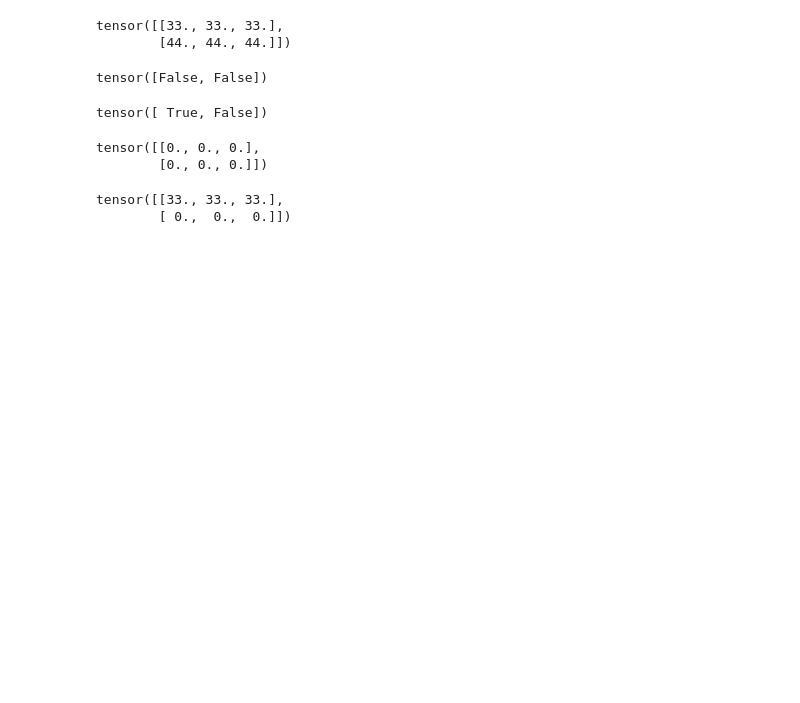
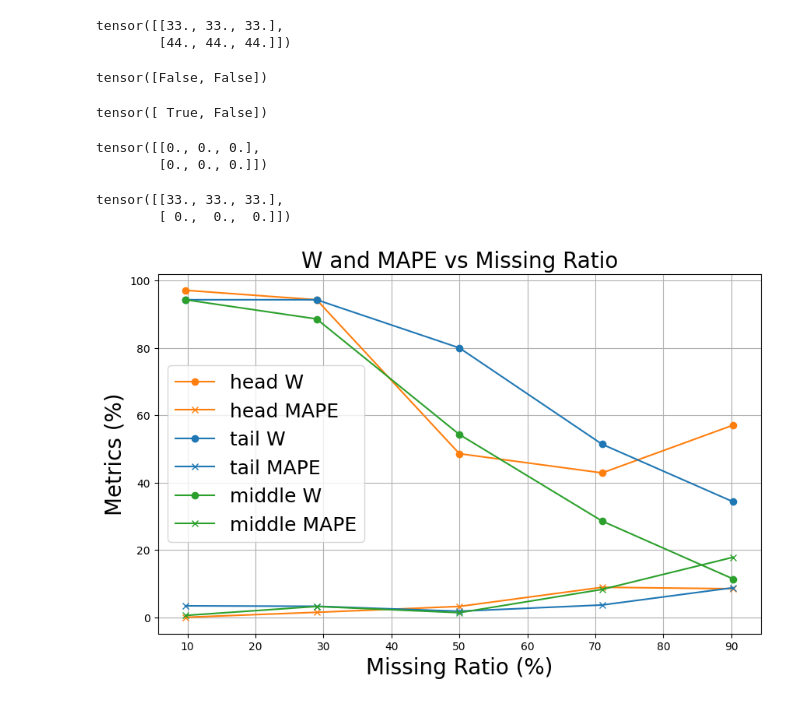
Before and after one commit to Yujin109/airfoil-completion, a Jupyter notebook: notebooks/999_sandbox.ipynb, the cells around one changed output. Saved outputs shown, nothing was run; the diff lists cells and outputs as text; code cells hidden in the pictures; blank space fills up the shorter version.

Commit message:
add repaint metrics graph

```diff
--- a/notebooks/999_sandbox.ipynb
+++ b/notebooks/999_sandbox.ipynb
@@ -36,3 +36,47 @@ c_mask * mask.unsqueeze(1)
 # %% [output]
 tensor([[33., 33., 33.],
         [ 0.,  0.,  0.]])
+# %%
+import matplotlib.pyplot as plt
+import pandas as pd
+
+# Data preparation based on the table provided
+data = {
+    "欠損割合": [9.7, 29.0, 50.0, 71.0, 90.3],
+    "head_W": [97.1, 94.3, 48.6, 42.9, 57.1],
+    "head_MAPE": [0.04, 1.52, 3.26, 8.95, 8.51],
+    "tail_W": [94.3, 94.3, 80.0, 51.4, 34.3],
+    "tail_MAPE": [3.44, 3.31, 1.85, 3.69, 8.83],
+    "middle_W": [94.3, 88.6, 54.3, 28.6, 11.4],
+    "middle_MAPE": [0.59, 3.26, 1.41, 8.32, 17.88],
+}
+
+# Creating the DataFrame
+df = pd.DataFrame(data)
+
+# Plotting the data with different colors and markers
+plt.figure(figsize=(10, 6))
+
+# Head - Same color (Orange), different markers (circle for W, cross for MAPE)
+plt.plot(df["欠損割合"], df["head_W"], label="head W", marker="o", color="tab:orange")
+plt.plot(df["欠損割合"], df["head_MAPE"], label="head MAPE", marker="x", color="tab:orange")
+
+# Tail - Same color (Blue), different markers (circle for W, cross for MAPE)
+plt.plot(df["欠損割合"], df["tail_W"], label="tail W", marker="o", color="tab:blue")
+plt.plot(df["欠損割合"], df["tail_MAPE"], label="tail MAPE", marker="x", color="tab:blue")
+
+# Middle - Same color (Green), different markers (circle for W, cross for MAPE)
+plt.plot(df["欠損割合"], df["middle_W"], label="middle W", marker="o", color="tab:green")
+plt.plot(df["欠損割合"], df["middle_MAPE"], label="middle MAPE", marker="x", color="tab:green")
+
+# Adding titles and labels in English
+plt.title("W and MAPE vs Missing Ratio", fontsize=20)
+plt.xlabel("Missing Ratio (%)", fontsize=20)
+plt.ylabel("Metrics (%)", fontsize=20)
+plt.legend(fontsize=18)
+
+# Display the plot
+plt.grid(True)
+plt.show()
+# %% [output]
+[figure, added]
```
Also changed, not shown: parts of 1 cell of this notebook.
